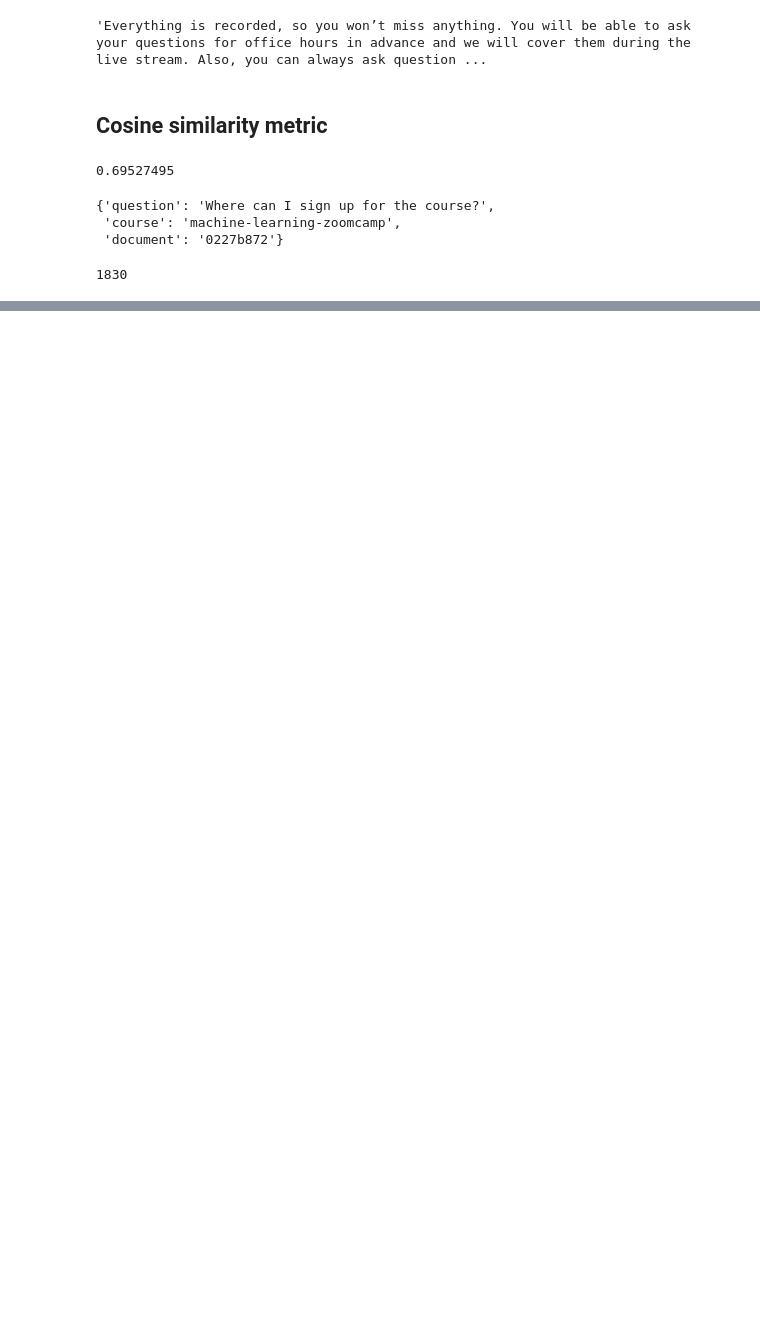
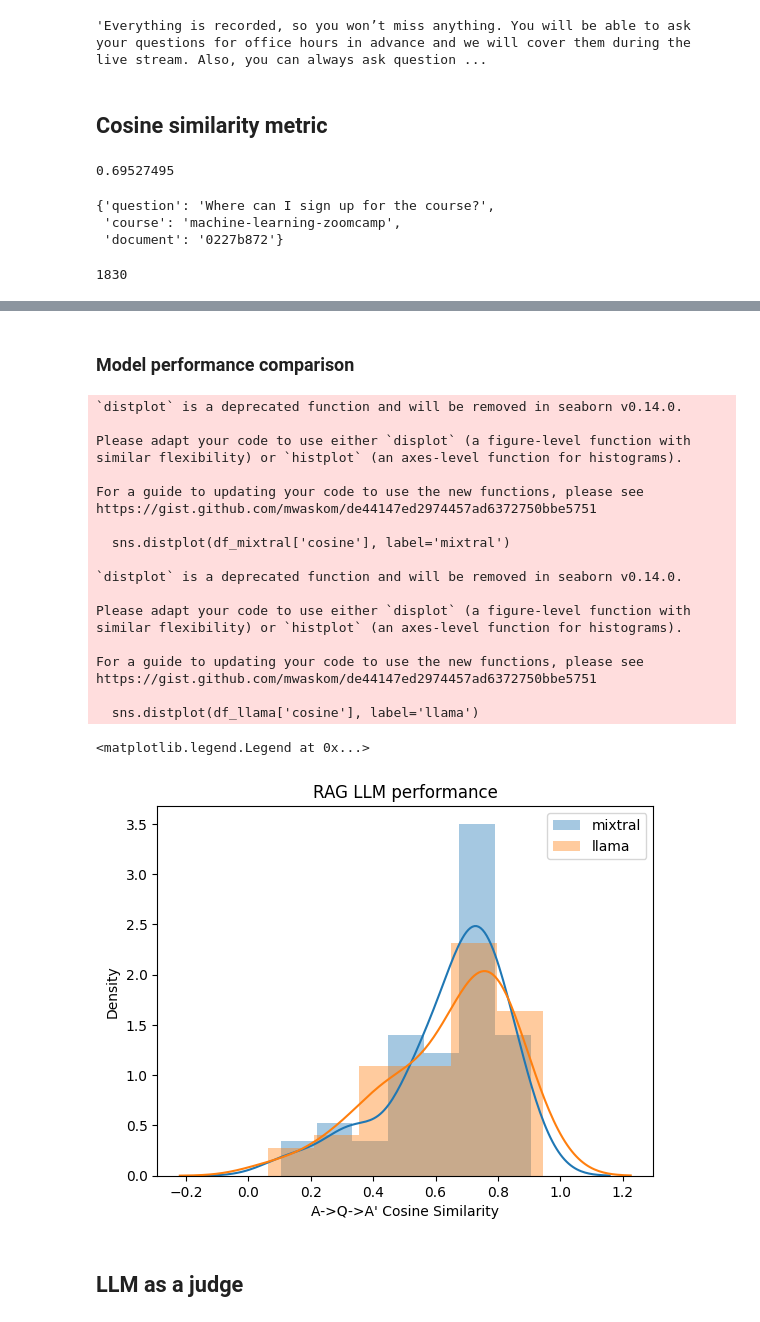
Before and after one commit to ozgeozge/llm-zoomcamp, a Jupyter notebook: 04-Monitoring/offline-rag-evaluation.ipynb, the cells around one changed output, grey strips where cells are left out. Drawn from its saved outputs; the diff is of its cells as text; code cells hidden in the pictures; blank space fills up the shorter version.

```diff
--- a/04-Monitoring/offline-rag-evaluation.ipynb
+++ b/04-Monitoring/offline-rag-evaluation.ipynb
@@ -330,0 +365,9 @@ df_phi3.to_csv('data/results-phi3.csv', index=False)
+# %%
+similarity = []
+
+for record in tqdm(results_mixtral):
+    sim = compute_similarity(record)
+    similarity.append(sim)
+# %%
+df_mixtral['cosine'] = similarity
+df_mixtral['cosine'].describe()
@@ -330,0 +386,11 @@ df_phi3.to_csv('data/results-phi3.csv', index=False)
+# %%
+results_llama = df_llama.to_dict(orient='records')
+
+similarity_llama = []
+
+for record in tqdm(results_llama):
+    sim = compute_similarity(record)
+    similarity_llama.append(sim)
+# %%
+df_llama['cosine'] = similarity_llama
+df_llama['cosine'].describe()
@@ -330,0 +407,2 @@ df_phi3.to_csv('data/results-phi3.csv', index=False)
+# %% [markdown]
+### Model performance comparison
@@ -330,0 +412,31 @@ df_phi3.to_csv('data/results-phi3.csv', index=False)
+# %%
+sns.distplot(df_mixtral['cosine'], label='mixtral')
+sns.distplot(df_llama['cosine'], label='llama')
+
+plt.title("RAG LLM performance")
+plt.xlabel("A->Q->A' Cosine Similarity")
+plt.legend()
+# %% [output]
+`distplot` is a deprecated function and will be removed in seaborn v0.14.0.
+
+Please adapt your code to use either `displot` (a figure-level function with
+similar flexibility) or `histplot` (an axes-level function for histograms).
+
+For a guide to updating your code to use the new functions, please see
+https://gist.github.com/mwaskom/de44147ed2974457ad6372750bbe5751
+
+  sns.distplot(df_mixtral['cosine'], label='mixtral')
+
+`distplot` is a deprecated function and will be removed in seaborn v0.14.0.
+
+Please adapt your code to use either `displot` (a figure-level function with
+similar flexibility) or `histplot` (an axes-level function for histograms).
+
+For a guide to updating your code to use the new functions, please see
+https://gist.github.com/mwaskom/de44147ed2974457ad6372750bbe5751
+
+  sns.distplot(df_llama['cosine'], label='llama')
+<matplotlib.legend.Legend at 0x...>
+[figure, added]
+# %% [markdown]
+## LLM as a judge
```
Also changed, not shown: parts of 52 cells of this notebook, 6 other files.
